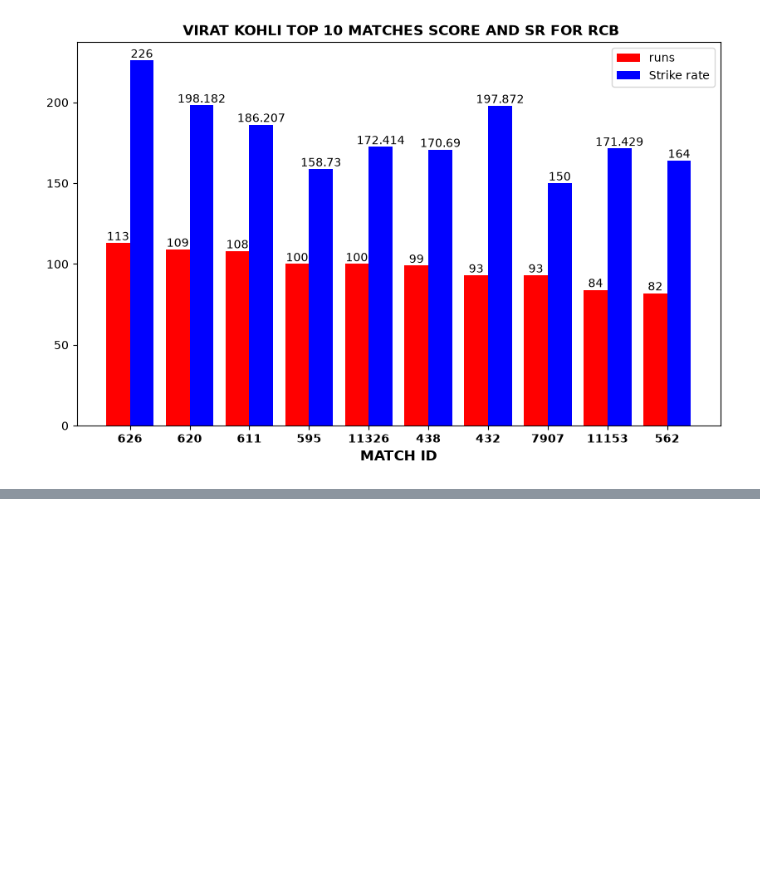
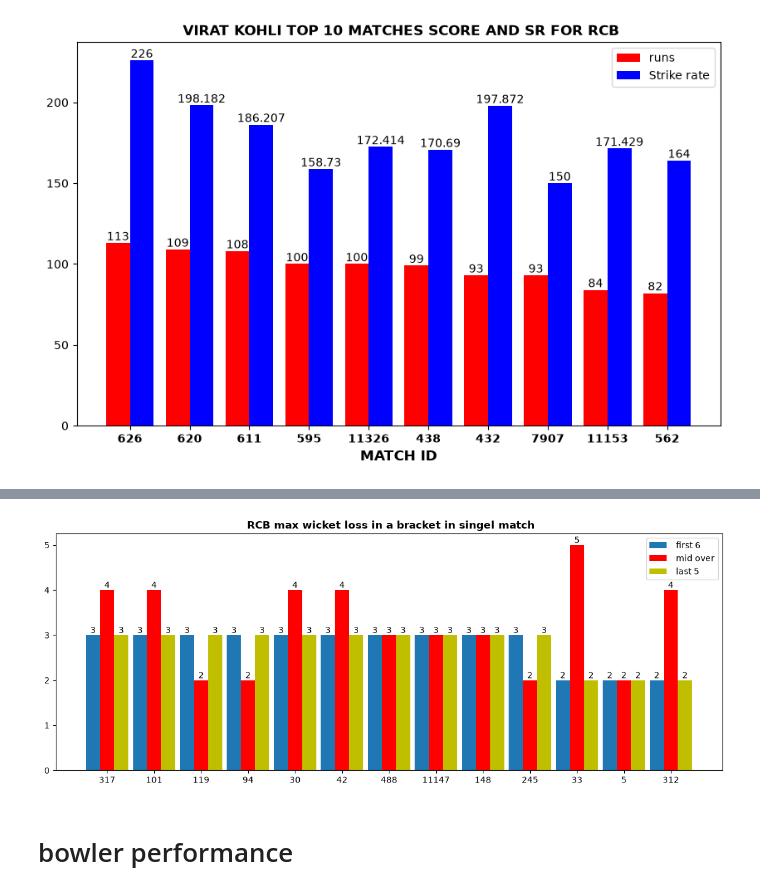
Before and after one commit to Prince-chaubey9/EDA-project, a Jupyter notebook: ipl/ipl_data.ipynb, the cells around one changed output, grey strips where cells are left out. Saved outputs shown, nothing was run; the diff lists cells and outputs as text; code cells hidden in the pictures; blank space fills up the shorter version.

```diff
--- a/ipl/ipl_data.ipynb
+++ b/ipl/ipl_data.ipynb
@@ -492,0 +478,18 @@ wicket_fall
+# %%
+ # wicket fall analysis when rcb loos its max wicket in first 6 over , mid over and last overs
+plt.figure(figsize=(14,5))
+x= np.arange(len(wicket_fall['match_id']))
+first= plt.bar(x-0.3,wicket_fall['first 6'], 0.3, label=' first 6')
+mid= plt.bar(x,wicket_fall['7 to 15'], 0.3,color='r', label=' mid over')
+last=plt.bar(x+0.3,wicket_fall['first 6'], 0.3,color='y', label=' last 5 ')
+plt.bar_label(first)
+plt.bar_label(mid)
+plt.bar_label(last)
+plt.legend()
+plt.xticks(x,wicket_fall['match_id'])
+plt.title(' RCB max wicket loss in a bracket in singel match',fontweight='bold')
+plt.show()
+# %% [output]
+[figure, added]
+# %% [markdown]
+# bowler performance
```
Also changed, not shown: parts of 6 cells of this notebook, 1 other file.
